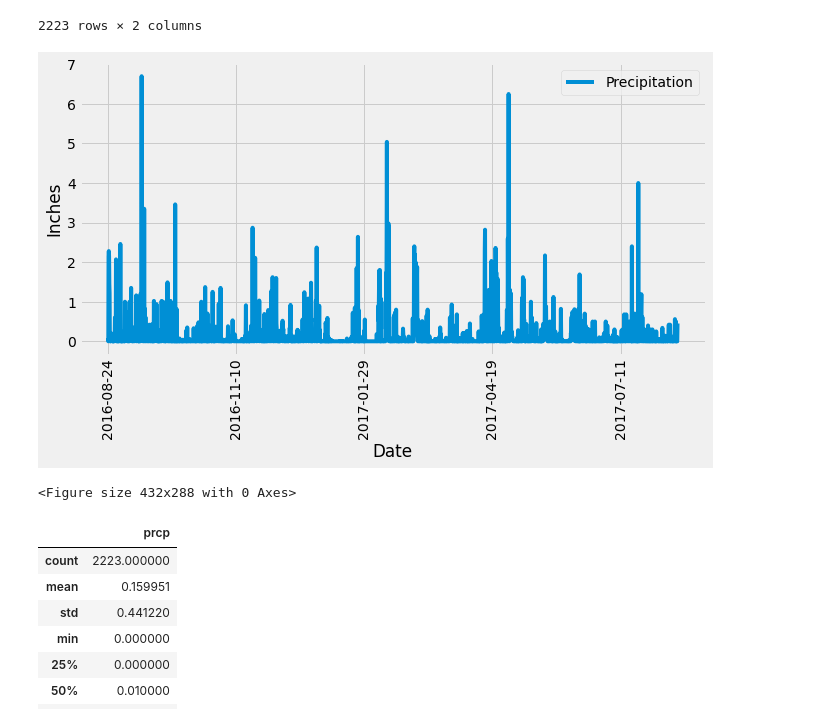
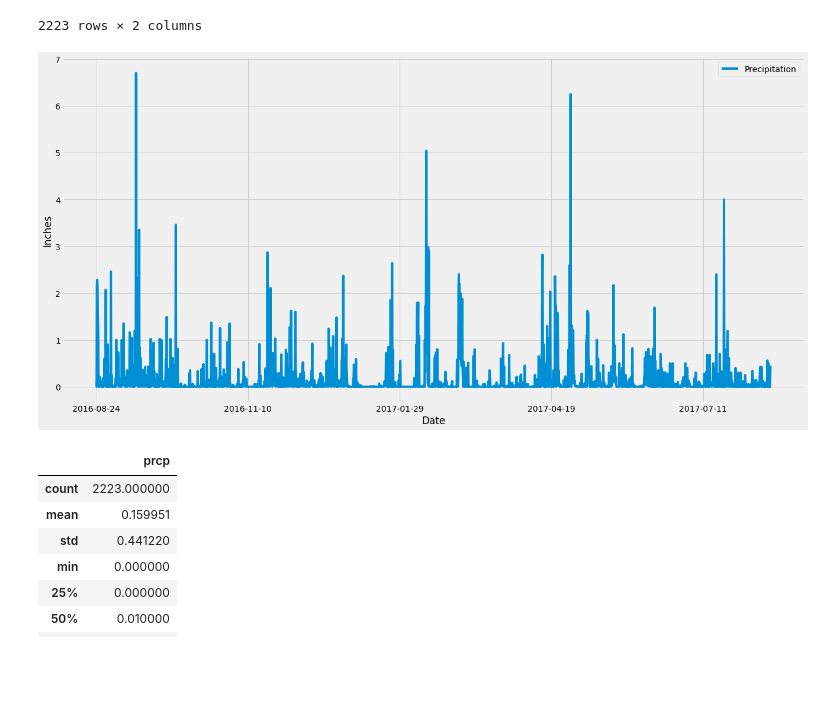
Before and after one commit to MsRubyRaine/sqlalchemy-challenge, a Jupyter notebook: climate_starter.ipynb, the cells around one changed output. Drawn from its saved outputs; the diff is of its cells as text; code cells hidden in the pictures; blank space fills up the shorter version.

```diff
--- a/climate_starter.ipynb
+++ b/climate_starter.ipynb
@@ -18,7 +18,7 @@ from sqlalchemy.orm import Session
 from sqlalchemy import create_engine, func
 # %%
 # create engine to hawaii.sqlite
-engine = create_engine('sqlite:///../hawaii.sqlite')
+engine = create_engine('sqlite:///../sqlalchemy-challenge/hawaii.sqlite')
 # %%
 # reflect an existing database into a new model
 base = automap_base()
@@ -106,17 +106,16 @@ sorted_prcp_pd
 # %%
 # sorted_prcp_pd.plot.bar(x='date',y='prcp')
 # Using Pandas Plot
 sorted_prcp_pd.set_index(sorted_prcp_pd['date'], inplace=True)
 sorted_prcp_pd = sorted_prcp_pd.sort_index()
-sorted_prcp_pd.plot(rot=90, figsize=(10, 5))
+fig = sorted_prcp_pd.plot(rot=0, figsize=(20, 10)).get_figure()
 plt.xlabel("Date")
 plt.ylabel("Inches")
 plt.legend(['Precipitation'], loc="upper right")
-plt.show()
-plt.savefig("../prcp.png")
+# plt.show()
+fig.savefig('prcp.png')
 # %% [output]
-[figure, old version]
+[figure, new version]
-<Figure size 432x288 with 0 Axes>
 # %%
 # Use Pandas to calcualte the summary statistics for the precipitation data
 sorted_prcp_pd.describe()
```
Also changed, not shown: parts of 3 cells of this notebook, 2 other files.
